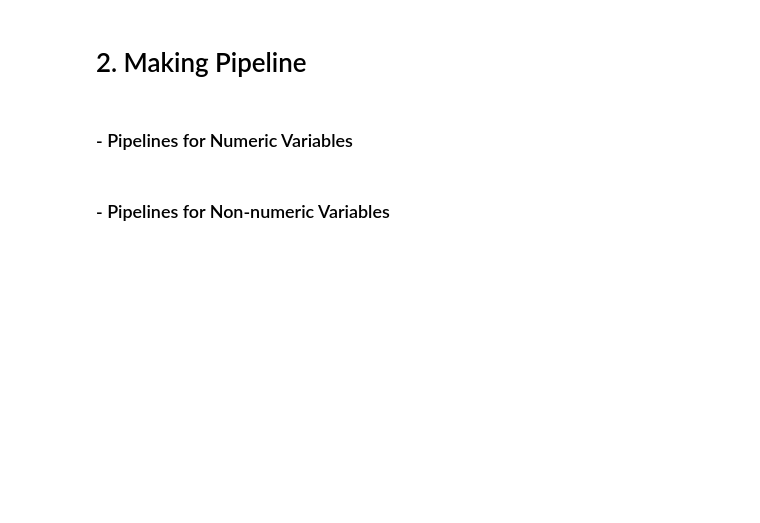
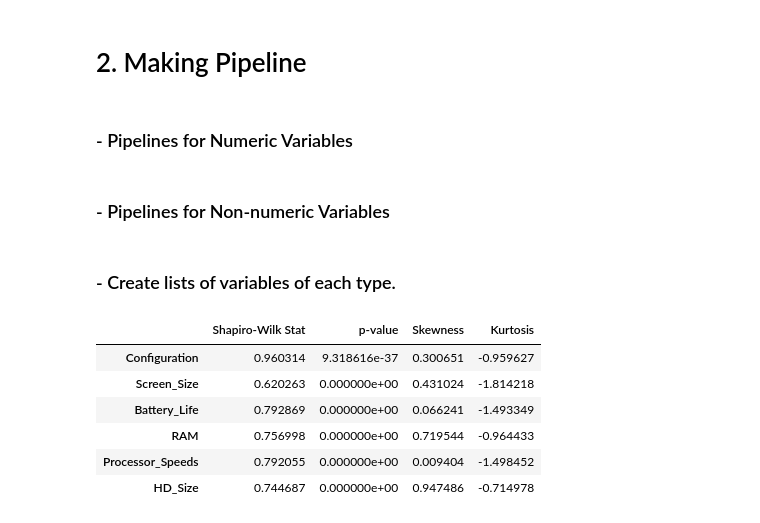
Before and after one commit to kyook17/BADM576, a Jupyter notebook: BADM576_DS/HW_8_Kiwook_Song.ipynb, the cells around one changed output. Saved outputs shown, nothing was run; the diff lists cells and outputs as text; code cells hidden in the pictures; blank space fills up the shorter version.

```diff
--- a/BADM576_DS/HW_8_Kiwook_Song.ipynb
+++ b/BADM576_DS/HW_8_Kiwook_Song.ipynb
@@ -207,3 +204,38 @@ ord_cat_pipe = Pipeline(steps = [("imp", SimpleImputer(strategy= "most_frequent"
 
 # Pipeline for Categorical variables with rare categories
 rare_cat_pipe = Pipeline(steps = [("imp", SimpleImputer(strategy= "constant", fill_value = "rare")), ("rare", RareLabelEncoder(tol=0.05, n_categories=4)), ("ohe", OneHotEncoder(sparse_output=False))])
+# %% [markdown]
+### - Create lists of variables of each type.
+# %%
+num_var = ['Configuration', 'Screen_Size', 'Battery_Life', 'RAM', 'Processor_Speeds', 'HD_Size']
+cat_var = ['Integrated_Wireless', 'Bundled_Applications']
+# %%
+# Identify the numeric variables category
+
+from scipy.stats import shapiro, skew, kurtosis
+
+# Function to perform Shapiro-Wilk test and calculate skewness and kurtosis
+def analyze_normality(df, variables):
+    results = {}
+    for var in variables:
+        # Shapiro-Wilk test
+        stat, p_value = shapiro(df[var].dropna())  # Dropping NA values for the test
+        # Skewness and Kurtosis
+        skewness = skew(df[var].dropna())
+        kurt = kurtosis(df[var].dropna(), fisher=True)  # Fisher=True returns excess kurtosis
+
+        results[var] = {'Shapiro-Wilk Stat': stat, 'p-value': p_value, 'Skewness': skewness, 'Kurtosis': kurt}
+
+    return pd.DataFrame(results).T
+
+# Analyzing the normality of the same subset of variables
+normality_results = analyze_normality(df, num_var)
+normality_results
+# %% [output]
+|  | Shapiro-Wilk Stat | p-value | Skewness | Kurtosis |
+| Configuration | 0.960314 | 9.318616e-37 | 0.300651 | -0.959627 |
+| Screen_Size | 0.620263 | 0.000000e+00 | 0.431024 | -1.814218 |
+| Battery_Life | 0.792869 | 0.000000e+00 | 0.066241 | -1.493349 |
+| RAM | 0.756998 | 0.000000e+00 | 0.719544 | -0.964433 |
+| Processor_Speeds | 0.792055 | 0.000000e+00 | 0.009404 | -1.498452 |
+| HD_Size | 0.744687 | 0.000000e+00 | 0.947486 | -0.714978 |
```
Also changed, not shown: parts of 27 cells of this notebook.
